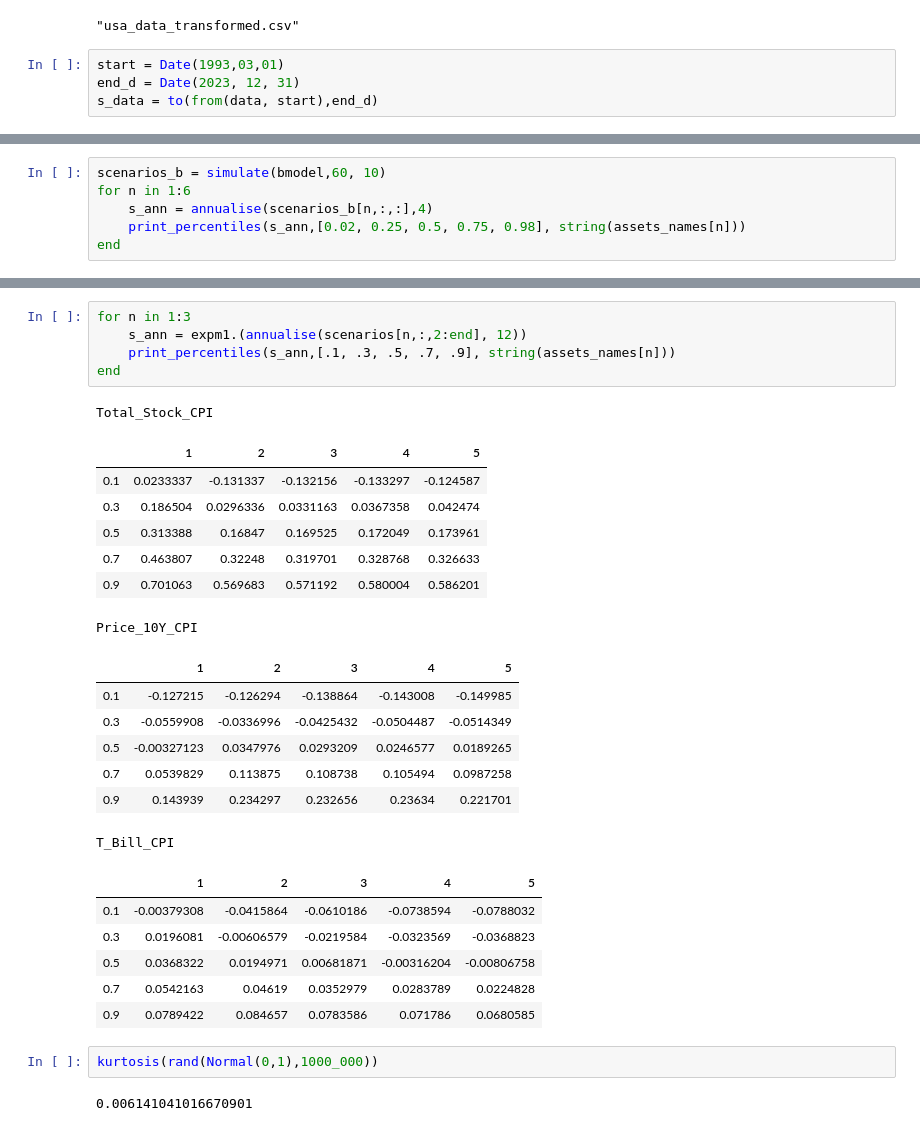
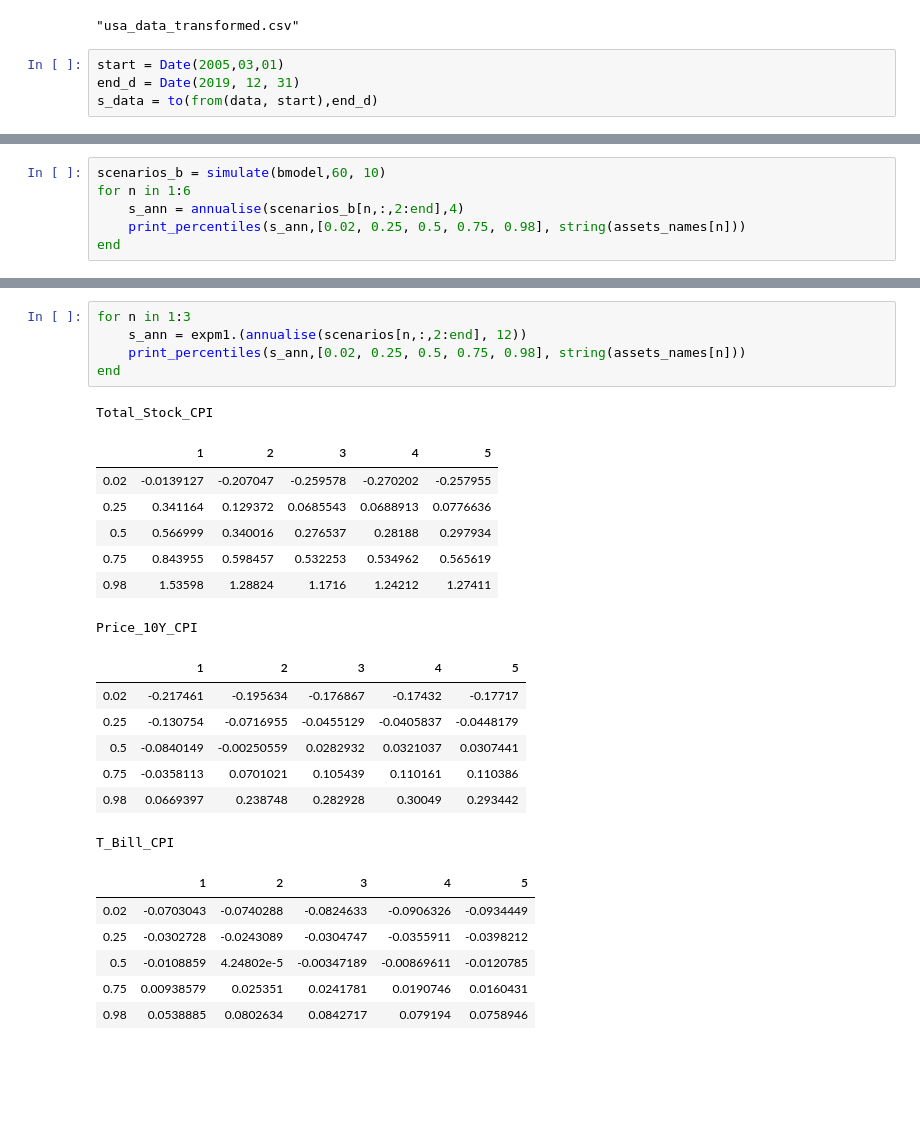
Before and after one commit to msz13/Goal-Based-Investing, a Jupyter notebook: julia_msp/us_bvar.ipynb, the cells around one changed output, grey strips where cells are left out. Cells and saved outputs as stored; diff of their text form; blank space fills up the shorter version.

```diff
--- a/julia_msp/us_bvar.ipynb
+++ b/julia_msp/us_bvar.ipynb
@@ -77,7 +77,7 @@ CSV.write("usa_data_transformed.csv", data)
 # %% [output]
 "usa_data_transformed.csv"
 # %%
-start = Date(1993,03,01)
-end_d = Date(2023, 12, 31)
+start = Date(2005,03,01)
+end_d = Date(2019, 12, 31)
 s_data = to(from(data, start),end_d)
 # %% [output]
@@ -312,7 +328,7 @@ CPI
 # %%
 scenarios_b = simulate(bmodel,60, 10)
 for n in 1:6
-    s_ann = annualise(scenarios_b[n,:,:],4)
+    s_ann = annualise(scenarios_b[n,:,2:end],4)
     print_percentiles(s_ann,[0.02, 0.25, 0.5, 0.75, 0.98], string(assets_names[n]))
 end
 # %% [output]
@@ -395,31 +411,27 @@ T_Bill_CPI
 # %%
 for n in 1:3
     s_ann = expm1.(annualise(scenarios[n,:,2:end], 12))
-    print_percentiles(s_ann,[.1, .3, .5, .7, .9], string(assets_names[n]))
+    print_percentiles(s_ann,[0.02, 0.25, 0.5, 0.75, 0.98], string(assets_names[n]))
 end
 # %% [output]
 Total_Stock_CPI
 |  | 1 | 2 | 3 | 4 | 5 |
-| 0.1 | 0.0233337 | -0.131337 | -0.132156 | -0.133297 | -0.124587 |
-| 0.3 | 0.186504 | 0.0296336 | 0.0331163 | 0.0367358 | 0.042474 |
-| 0.5 | 0.313388 | 0.16847 | 0.169525 | 0.172049 | 0.173961 |
-| 0.7 | 0.463807 | 0.32248 | 0.319701 | 0.328768 | 0.326633 |
-| 0.9 | 0.701063 | 0.569683 | 0.571192 | 0.580004 | 0.586201 |
+| 0.02 | -0.0139127 | -0.207047 | -0.259578 | -0.270202 | -0.257955 |
+| 0.25 | 0.341164 | 0.129372 | 0.0685543 | 0.0688913 | 0.0776636 |
+| 0.5 | 0.566999 | 0.340016 | 0.276537 | 0.28188 | 0.297934 |
+| 0.75 | 0.843955 | 0.598457 | 0.532253 | 0.534962 | 0.565619 |
+| 0.98 | 1.53598 | 1.28824 | 1.1716 | 1.24212 | 1.27411 |
 Price_10Y_CPI
 |  | 1 | 2 | 3 | 4 | 5 |
-| 0.1 | -0.127215 | -0.126294 | -0.138864 | -0.143008 | -0.149985 |
-| 0.3 | -0.0559908 | -0.0336996 | -0.0425432 | -0.0504487 | -0.0514349 |
-| 0.5 | -0.00327123 | 0.0347976 | 0.0293209 | 0.0246577 | 0.0189265 |
-| 0.7 | 0.0539829 | 0.113875 | 0.108738 | 0.105494 | 0.0987258 |
-| 0.9 | 0.143939 | 0.234297 | 0.232656 | 0.23634 | 0.221701 |
+| 0.02 | -0.217461 | -0.195634 | -0.176867 | -0.17432 | -0.17717 |
+| 0.25 | -0.130754 | -0.0716955 | -0.0455129 | -0.0405837 | -0.0448179 |
+| 0.5 | -0.0840149 | -0.00250559 | 0.0282932 | 0.0321037 | 0.0307441 |
+| 0.75 | -0.0358113 | 0.0701021 | 0.105439 | 0.110161 | 0.110386 |
+| 0.98 | 0.0669397 | 0.238748 | 0.282928 | 0.30049 | 0.293442 |
 T_Bill_CPI
 |  | 1 | 2 | 3 | 4 | 5 |
-| 0.1 | -0.00379308 | -0.0415864 | -0.0610186 | -0.0738594 | -0.0788032 |
-| 0.3 | 0.0196081 | -0.00606579 | -0.0219584 | -0.0323569 | -0.0368823 |
-| 0.5 | 0.0368322 | 0.0194971 | 0.00681871 | -0.00316204 | -0.00806758 |
-| 0.7 | 0.0542163 | 0.04619 | 0.0352979 | 0.0283789 | 0.0224828 |
-| 0.9 | 0.0789422 | 0.084657 | 0.0783586 | 0.071786 | 0.0680585 |
+| 0.02 | -0.0703043 | -0.0740288 | -0.0824633 | -0.0906326 | -0.0934449 |
+| 0.25 | -0.0302728 | -0.0243089 | -0.0304747 | -0.0355911 | -0.0398212 |
+| 0.5 | -0.0108859 | 4.24802e-5 | -0.00347189 | -0.00869611 | -0.0120785 |
+| 0.75 | 0.00938579 | 0.025351 | 0.0241781 | 0.0190746 | 0.0160431 |
+| 0.98 | 0.0538885 | 0.0802634 | 0.0842717 | 0.079194 | 0.0758946 |
-# %%
-kurtosis(rand(Normal(0,1),1000_000))
-# %% [output]
-0.006141041016670901
```
Also changed, not shown: parts of 20 cells of this notebook, 2 other files.
